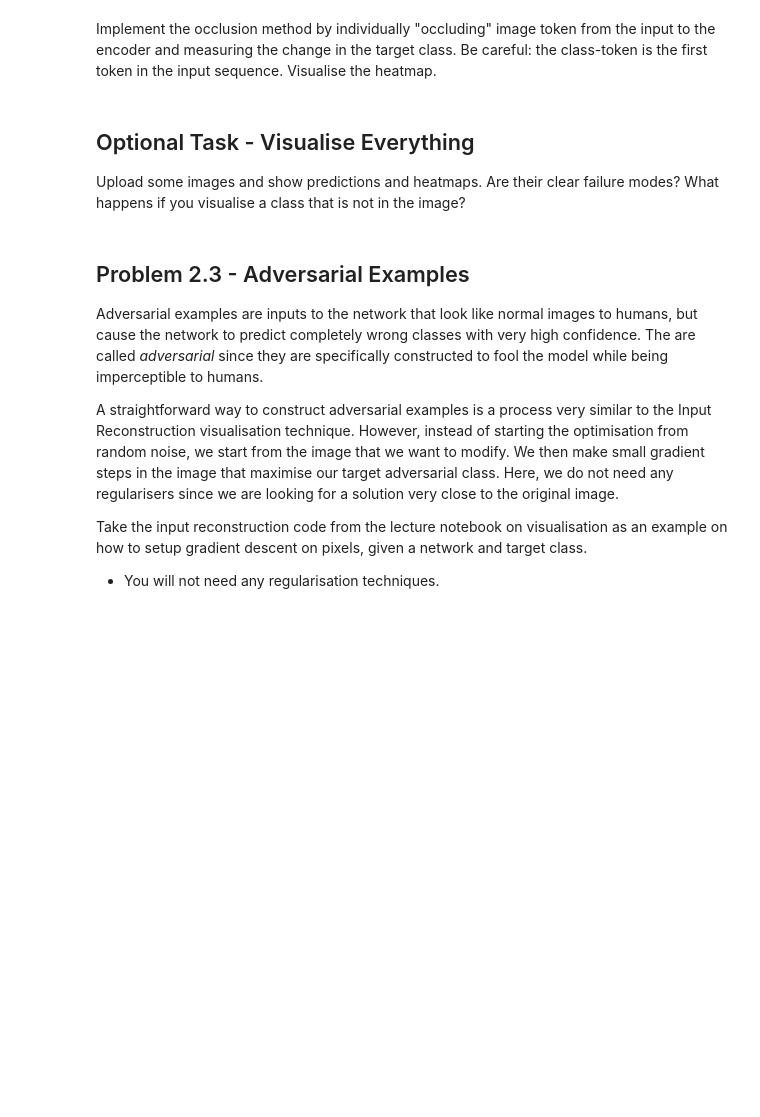
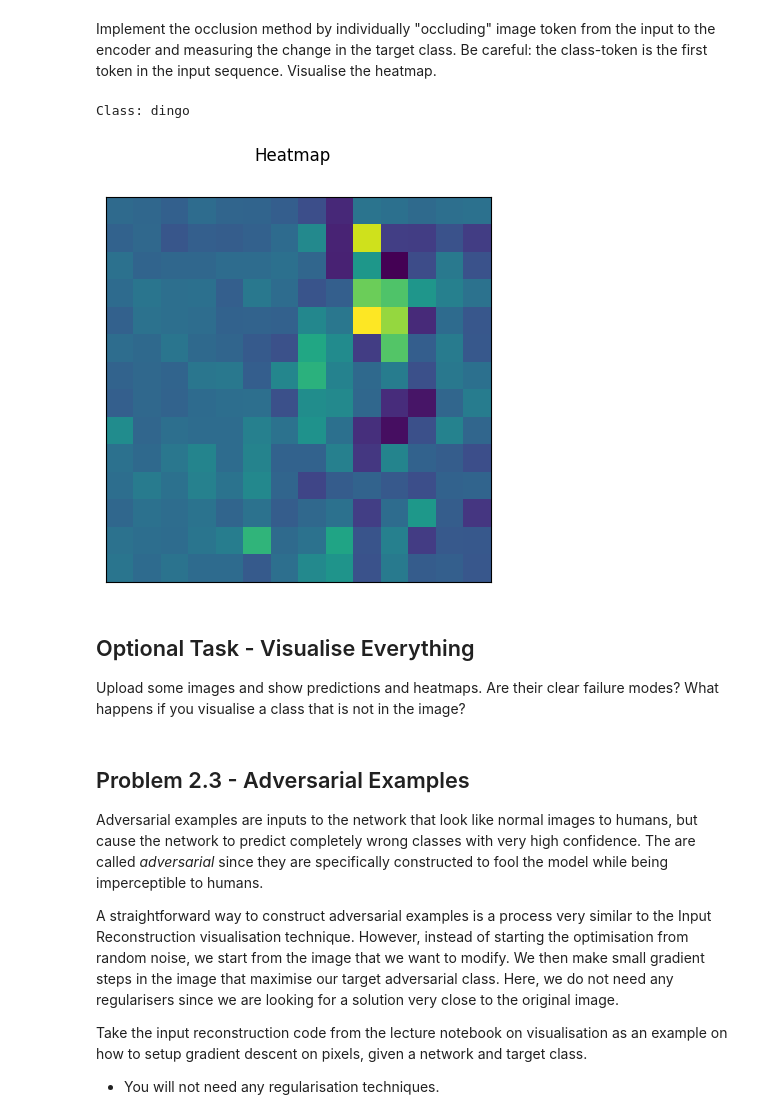
Before and after one commit to AxeJamie/Oxford-Computer-Vision-Practical, a Jupyter notebook: practical2.ipynb, the cells around one changed output. Saved outputs shown, nothing was run; the diff lists cells and outputs as text; code cells hidden in the pictures; blank space fills up the shorter version.

```diff
--- a/practical2.ipynb
+++ b/practical2.ipynb
@@ -303,25 +308,50 @@ print(f'Predicted class: {pred}')
 # %% [markdown]
 Implement the occlusion method by individually "occluding" image token from the input to the encoder and measuring the change in the target class. Be careful: the class-token is the first token in the input sequence. Visualise the heatmap.
-# %%
-def predict_drop_token(model, image, token):
-    # TODO: implement the function
-    return None
-
-# get prediction
-with torch.no_grad():
-    original_prediction = 0 # TODO: get the original prediction
-
-top_class = original_prediction.argmax()
-print(f'Class: {class_names[top_class]}')
-
-heatmap = np.zeros((?, ?))
-for i in tqdm(range(heatmap.size)):
-    response = predict_drop_token(model, image, i)
-    heatmap[?, ?] = 0  # TODO: calculate the heatmap
-
-# plot heatmap
-vis = Visualizer(num_rows=1, num_cols=1, figsize=(5,5), axis_off=True, title='Heatmap')
-vis.add_image_subplot(0, 0, heatmap)
+# %%
+def predict_drop_token(model, image, token):
+    model.eval()
+    with torch.no_grad():
+        # patch embeddings from image (B, num_patches, embed_dim)
+        patch_emb = model._process_input(image)            # (1, N, D)
+        B, N, D = patch_emb.shape
+        # occlude token
+        occl = torch.zeros((1,1,D), dtype=patch_emb.dtype, device=patch_emb.device)
+        emb = patch_emb.clone()
+        emb[:, token:token+1, :] = occl
+        # forward through encoder + head (same as original pipeline)
+        cls_tok = model.class_token.expand(B, -1, -1)      # (1,1,D)
+        seq = torch.cat([cls_tok, emb], dim=1)             # (1, 1+N, D)
+        seq = seq + model.encoder.pos_embedding
+        seq = model.encoder.layers(seq)
+        seq = model.encoder.ln(seq)
+        cls_out = seq[:, 0]                                # (1, D)
+        logits = model.heads(cls_out)                      # (1, num_classes)
+        probs = torch.softmax(logits, dim=1)
+        return probs.cpu().numpy()[0]
+
+# get prediction
+with torch.no_grad():
+    original_prediction = predict(model, image)
+
+top_class = original_prediction.argmax()
+print(f'Class: {class_names[top_class]}')
+
+
+heatmap = np.zeros((14,14))
+orig_score = float(original_prediction[0][top_class])
+for i in tqdm(range(heatmap.size)):
+    response = predict_drop_token(model, image, i)
+    score = float(response[top_class])
+    r = i // 14
+    c = i % 14
+    heatmap[r, c] = orig_score - score
+
+# plot heatmap
+vis = Visualizer(num_rows=1, num_cols=1, figsize=(5,5), axis_off=True, title='Heatmap')
+vis.add_image_subplot(0, 0, heatmap)
+# %% [output]
+Class: dingo
+[figure, added]
 # %% [markdown]
 ## Optional Task - Visualise Everything
 Upload some images and show predictions and heatmaps. Are their clear failure modes? What happens if you visualise a class that is not in the image?
```
Also changed, not shown: parts of 5 cells of this notebook.
